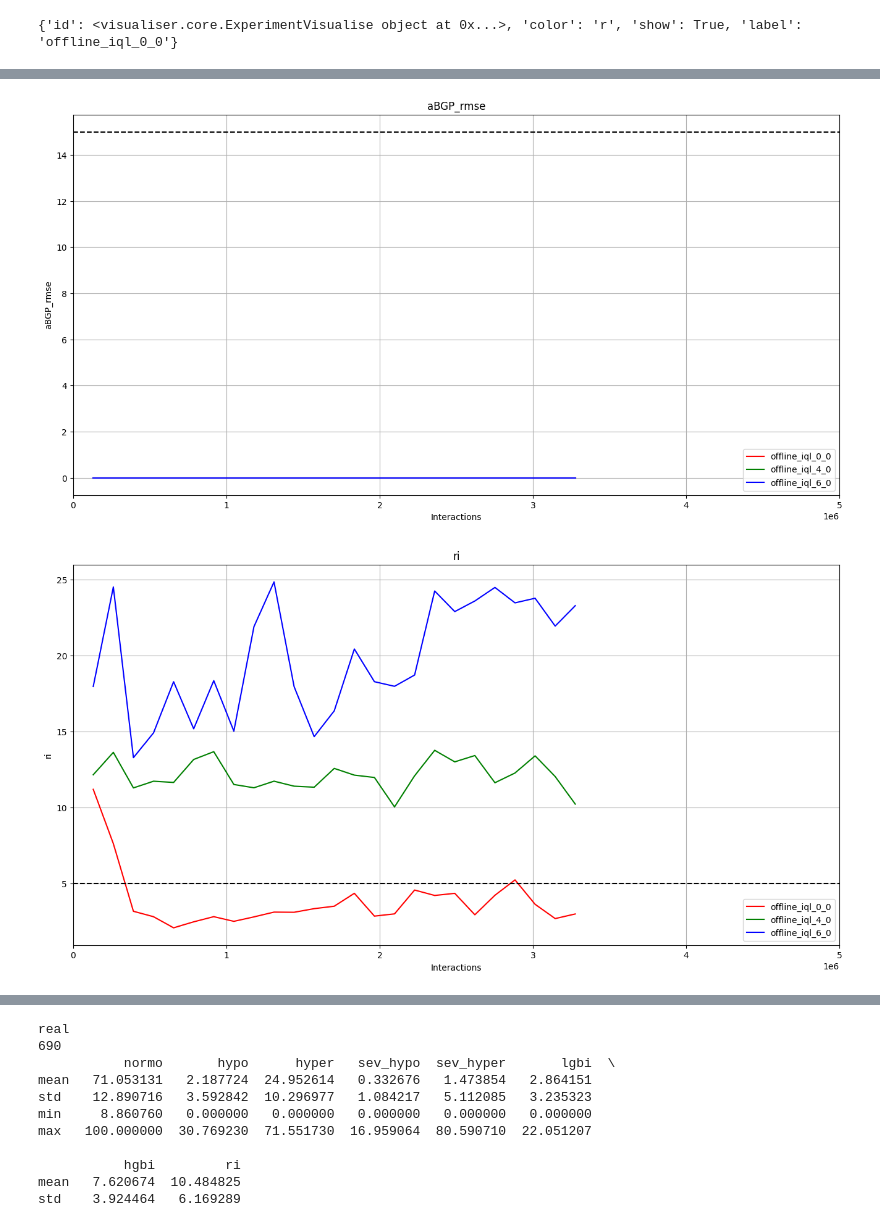
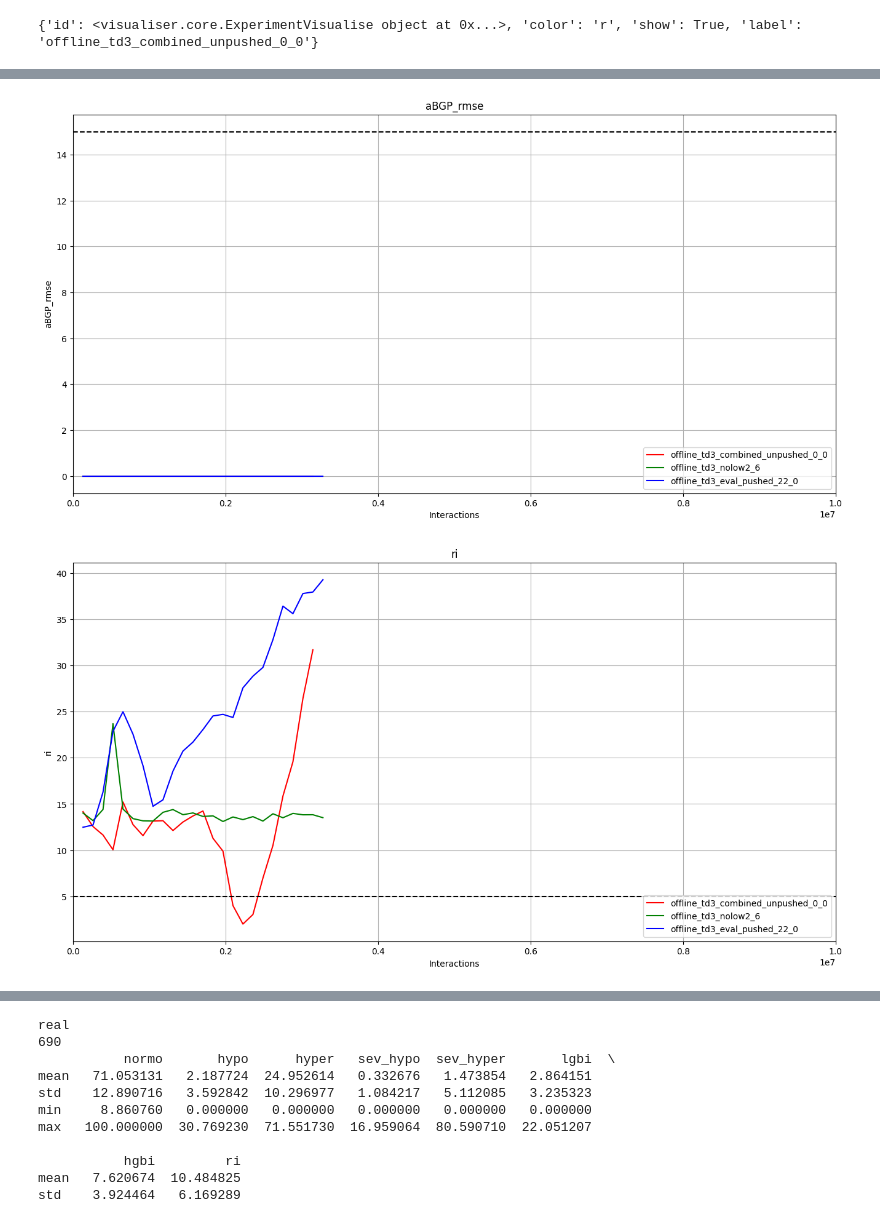
Before and after one commit to RL4H/RL4T1D, a Jupyter notebook: visualiser/notebooks/individual_analyzer.ipynb, the cells around one changed output, grey strips where cells are left out. Cells and saved outputs as stored; diff of their text form; code cells hidden in the pictures.

```diff
--- a/visualiser/notebooks/individual_analyzer.ipynb
+++ b/visualiser/notebooks/individual_analyzer.ipynb
@@ -20,14 +20,14 @@ import matplotlib.gridspec
 # COHORT = 'Adult'
 
 # EXP_NAME = 'offline_td3_debug' offline_td3_clinical
-# EXP_NAME   = 'offline_td3_new_reward_2'
+EXP_NAME   = 'offline_td3_combined_unpushed2'
+EXP_NAME_2 = "offline_td3_combined_unpushed_0_0"
+EXP_NAME_3 = "offline_td3_eval_pushed_22_0"
+
+#offline_td3_p19_4
+# EXP_NAME = 'offline_td3_p19_4'
 # EXP_NAME_2 = "offline_td3_p19_4"
 # EXP_NAME_3 = "offline_td3_p19_12"
-
-#offline_td3_p19_4
-EXP_NAME = 'offline_iql_0_0'
-EXP_NAME_2 = "offline_td3_p19_4"
-EXP_NAME_3 = "offline_td3_p19_12"
 
 COHORT = 'Adult'
 SUBJECT = '0'
@@ -38,7 +38,7 @@ SINGLE_VIEW = False
 
 
 command = []
-dis_len = 5.0 * 1000000 #1.0 * 1000000 /2
+dis_len = 10.0 * 1000000 #1.0 * 1000000 /2
 disp_arr = display_commands_v2(command)
 
 
@@ -101 +101 @@ plot_testing_metric(exp_vis, type='min_max', dis_len=dis_len, metric='lgbi', goa
-{'id': <visualiser.core.ExperimentVisualise object at 0x...>, 'color': 'r', 'show': True, 'label': 'offline_iql_0_0'}
+{'id': <visualiser.core.ExperimentVisualise object at 0x...>, 'color': 'r', 'show': True, 'label': 'offline_td3_combined_unpushed_0_0'}
@@ -104,2 +104,2 @@ plot_testing_metric(exp_vis, type='min_max', dis_len=dis_len, metric='lgbi', goa
-[figure, old version]
+[figure, new version]
-[figure, old version]
+[figure, new version]
```
Also changed, not shown: parts of 2 cells of this notebook, 5 other files.
